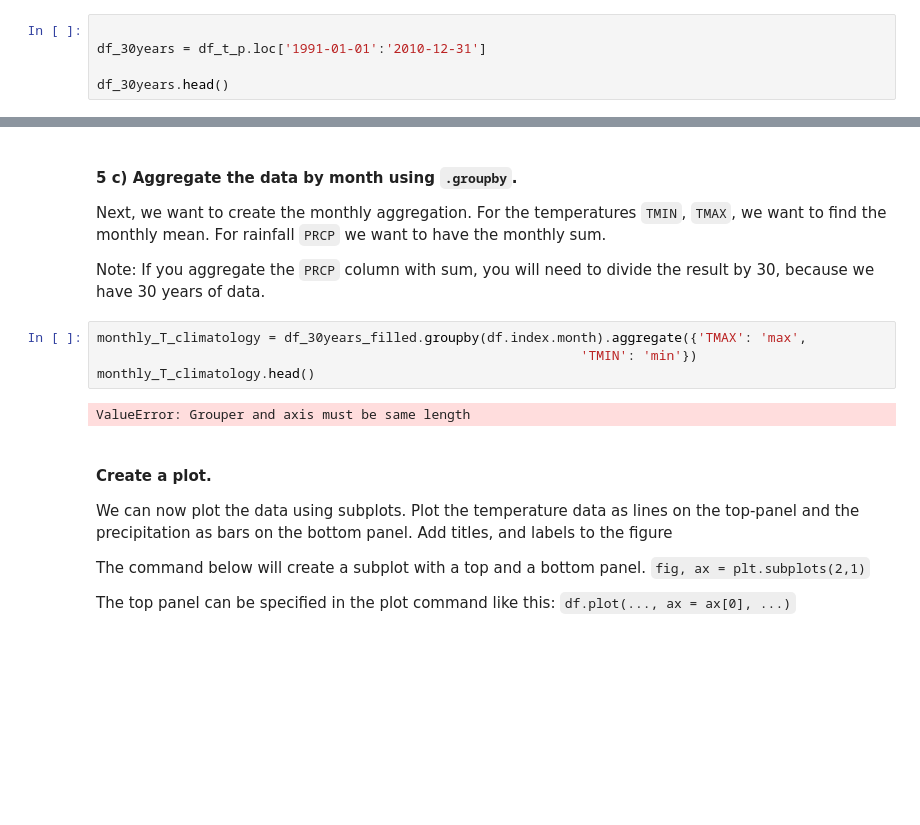
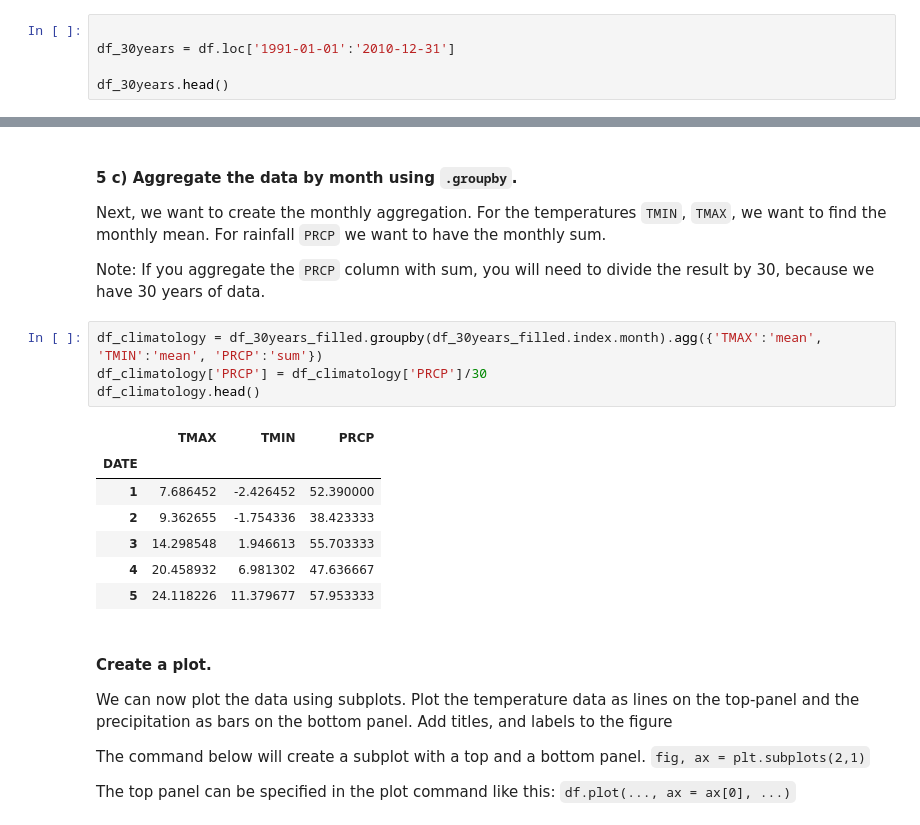
Before and after one commit to megnicely/ISAT_420_S26_Shared, a Jupyter notebook: W5_Pandas_Groupby_And_Timeseries/Code/w5_pandas_timerseries_practice.ipynb, the cells around one changed output, grey strips where cells are left out. Drawn from its saved outputs; the diff is of its cells as text; blank space fills up the shorter version.

```diff
--- a/W5_Pandas_Groupby_And_Timeseries/Code/w5_pandas_timerseries_practice.ipynb
+++ b/W5_Pandas_Groupby_And_Timeseries/Code/w5_pandas_timerseries_practice.ipynb
@@ -106,7 +97,7 @@ Climate data is typically aggregated for 30 year periods. Let's take the most re
 `df_30years`
 # %%
 
-df_30years = df_t_p.loc['1991-01-01':'2010-12-31']
+df_30years = df.loc['1991-01-01':'2010-12-31']
 
 df_30years.head()
 # %% [output]
@@ -155,11 +146,17 @@ Next, we want to create the monthly aggregation. For the temperatures `TMIN`, `T
 
 Note: If you aggregate the `PRCP` column with sum, you will need to divide the result by 30, because we have 30 years of data.
 # %%
-monthly_T_climatology = df_30years_filled.groupby(df.index.month).aggregate({'TMAX': 'max',
-                                                              'TMIN': 'min'})
-monthly_T_climatology.head()
+df_climatology = df_30years_filled.groupby(df_30years_filled.index.month).agg({'TMAX':'mean', 'TMIN':'mean', 'PRCP':'sum'})
+df_climatology['PRCP'] = df_climatology['PRCP']/30
+df_climatology.head()
 # %% [output]
-ValueError: Grouper and axis must be same length
+|  | TMAX | TMIN | PRCP |
+| DATE |  |  |  |
+| 1 | 7.686452 | -2.426452 | 52.390000 |
+| 2 | 9.362655 | -1.754336 | 38.423333 |
+| 3 | 14.298548 | 1.946613 | 55.703333 |
+| 4 | 20.458932 | 6.981302 | 47.636667 |
+| 5 | 24.118226 | 11.379677 | 57.953333 |
 # %% [markdown]
 #### Create a plot.
 
```
Also changed, not shown: parts of 6 cells of this notebook.
